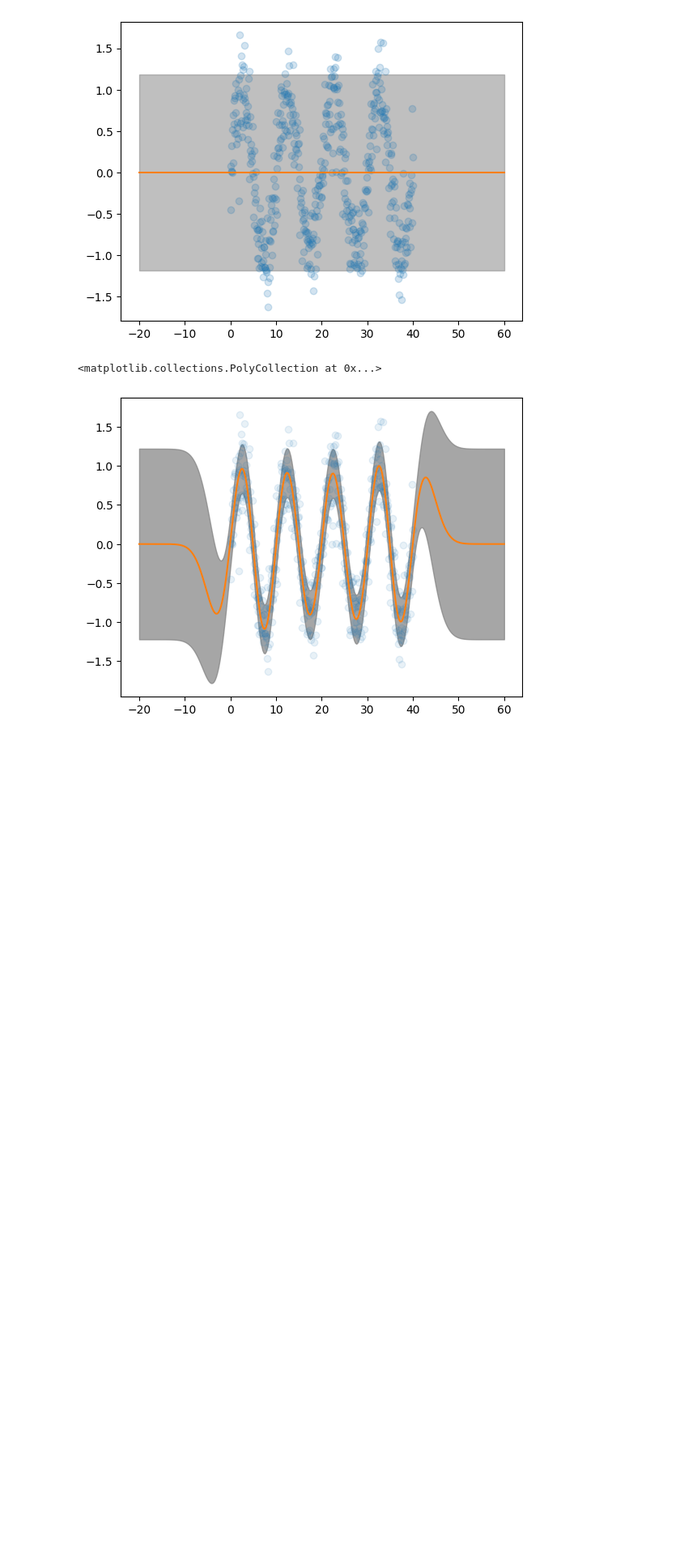
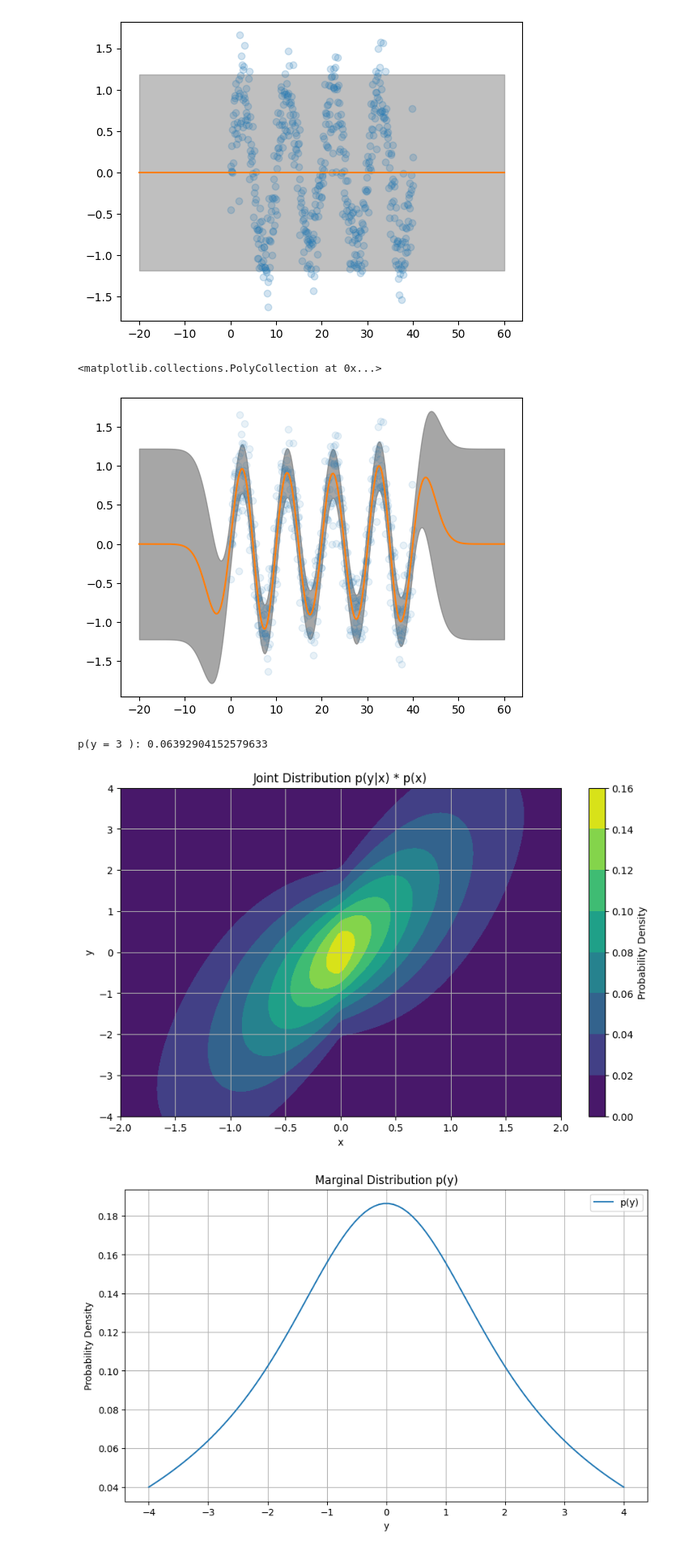
Before and after one commit to franzesegiovanni/gaussian_process_tutorials, a Jupyter notebook: Gaussian_process_basics.ipynb, the cells around one changed output. Shown: that part at 81% size. Saved outputs shown, nothing was run; the diff lists cells and outputs as text; code cells hidden in the pictures; blank space fills up the shorter version.

Commit message:
added some notes on the integrations of a gaussian distribution

```diff
--- a/Gaussian_process_basics.ipynb
+++ b/Gaussian_process_basics.ipynb
@@ -125,3 +125,63 @@ plt.fill_between(t_test.reshape(-1,), y_pred[:,0]-std.reshape(-1,), y_pred[:,0]+
 # %% [output]
 <matplotlib.collections.PolyCollection at 0x...>
 [figure]
+# %%
+import numpy as np
+from scipy.integrate import quad
+import matplotlib.pyplot as plt
+from mpl_toolkits.mplot3d import Axes3D
+# Define parameters for Gaussian distributions
+mu_x = 0    # Mean of p(x)
+sigma_x = 1 # Standard deviation of p(x)
+mu_y_given_x = lambda x: 2*x    # Mean of p(y|x), now a function of x
+sigma_y_given_x = lambda x: 1 + abs(np.sin(x/3)) # Standard deviation of p(y|x), now a function of x
+# Define Gaussian functions for p(x) and p(y|x)
+def p_x(x):
+    return 1/(np.sqrt(2*np.pi)*sigma_x) * np.exp(-0.5*((x-mu_x)/sigma_x)**2)
+
+def p_y_given_x(y, x):
+    return 1/(np.sqrt(2*np.pi)*sigma_y_given_x(x)) * np.exp(-0.5*((y-mu_y_given_x(x))/sigma_y_given_x(x))**2)
+
+# Integral of p(y) = int(p(y |x) p(x) dx)
+def p_y(y):
+    integrand = lambda x: p_y_given_x(y, x) * p_x(x)
+    result, _ = quad(integrand, -np.inf, np.inf)
+    return result
+
+# Test with a sample value of y
+y_value = 3
+integral_py = p_y(y_value)
+print("p(y =", y_value, "):", integral_py)
+
+# Generate grid for x and y values
+x_values = np.linspace(-2, 2, 100)
+y_values = np.linspace(-4, 4, 100)
+X, Y = np.meshgrid(x_values, y_values)
+
+# Compute product distribution p(y|x) * p(x)
+Z = p_y_given_x(Y, X) * p_x(X)
+
+# Plot heatmap
+plt.figure(figsize=(10, 6))
+plt.contourf(X, Y, Z, cmap='viridis')
+plt.colorbar(label='Probability Density')
+plt.xlabel('x')
+plt.ylabel('y')
+plt.title('Joint Distribution p(y|x) * p(x)')
+plt.grid(True)
+
+plt.figure(figsize=(10, 6))
+# print p(y)
+p_y_values = np.array([p_y(y) for y in y_values])
+plt.plot(y_values, p_y_values, label='p(y)')
+plt.xlabel('y')
+plt.ylabel('Probability Density')
+plt.title('Marginal Distribution p(y)')
+plt.grid(True)
+plt.legend()
+
+plt.show()
+# %% [output]
+p(y = 3 ): 0.06392904152579633
+[figure, added]
+[figure, added]
```
Also changed, not shown: parts of 1 cell of this notebook.
